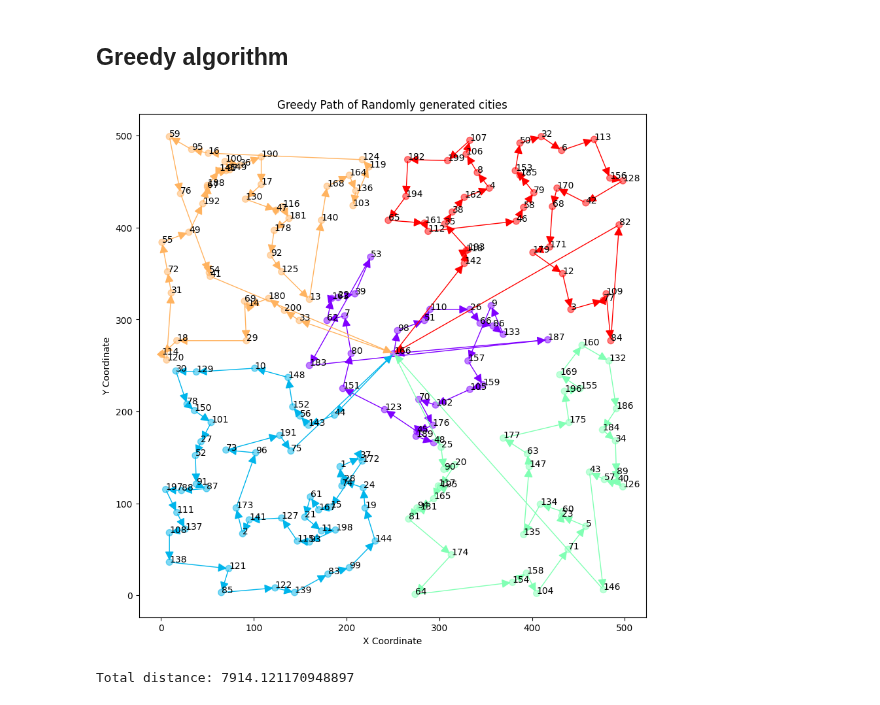
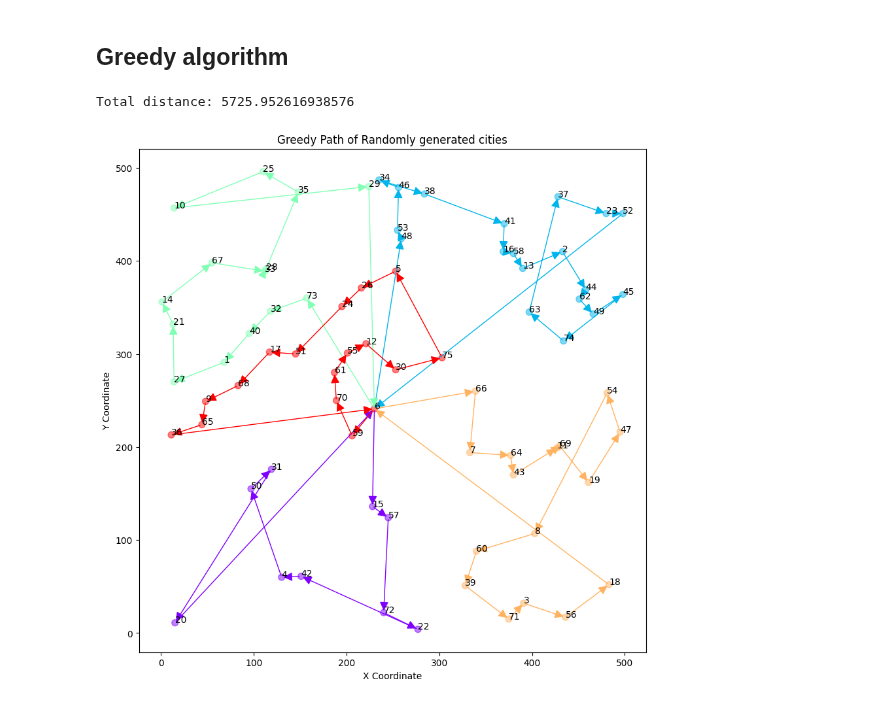
Before and after one commit to arrighi-fabien/Projet-Recherche-Op-rationnelle, a Jupyter notebook: livrable-2.ipynb, the cells around one changed output. Cells and saved outputs as stored; diff of their text form; code cells hidden in the pictures.

```diff
--- a/livrable-2.ipynb
+++ b/livrable-2.ipynb
@@ -60,7 +64,7 @@ class Graph:
         self.ylabel = ylabel
         self.figsize = figsize
 
-    def scatter_plot(self, **kwargs) -> None:
+    def scatterPlot(self, **kwargs) -> None:
         plt.figure(figsize=self.figsize)
         second_kwargs = {}
         if kwargs.get("arrow") != None:
@@ -86,14 +90,14 @@ class Graph:
 # %% [markdown]
 ## Generate cities and display graph
 # %%
-nb_nodes = 200
+nb_nodes = 75
 x_range = (0, 500)
 y_range = (0, 500)
 
-data = Cities(nb_nodes, x_range, y_range)
+data = Cities(nb_nodes, x_range, y_range, 1)
 
 center_city = data.getCenterCity()
 
 graph = Graph(data=data.cities, title="Randomly generated cities")
-graph.scatter_plot()
+graph.scatterPlot()
 # %% [output]
@@ -158,35 +162,37 @@ class Greedy:
                 if distance < min_distance:
                     min_distance = distance
                     next_node = node
             total_distance += min_distance
             current = next_node
             path.append((current, *self.nodes[current]))
             visited.add(current)
             unvisited.remove(current)
 
-        path.append((start, *self.nodes[start]))  # Return to start
+        # Return to start
+        path.append((start, *self.nodes[start]))
         total_distance += self.cities.calculateDistance(current, start)
         return path, total_distance
 
 
     def processClusters(self, cities_clusters, center_city):
         cluster_greedy_path = []
         total_distance = 0
         for cluster_idx, cluster in enumerate(cities_clusters):
             if center_city in cluster:
                 cluster.remove(center_city)
             cluster.append(center_city)
             path, distance = self.__greedyPath(cluster, cluster[-1][0])
             cluster_greedy_path.append(path)
             total_distance += distance
         return cluster_greedy_path, total_distance
 
 greedy_solver = Greedy(data)
 cluster_greedy_paths, total_distance = greedy_solver.processClusters(cities_clusters, center_city)
-graph = Graph(data=data.cities, title="Greedy Path of Randomly generated cities")
-graph.scatter_plot(c=clusters, cmap='rainbow', s=50, alpha=0.5, arrow=cluster_greedy_paths)
 
 print(f"Total distance: {total_distance}")
+
+graph = Graph(data=data.cities, title="Greedy Path of Randomly generated cities")
+graph.scatterPlot(c=clusters, cmap='rainbow', s=50, alpha=0.5, arrow=cluster_greedy_paths)
 # %% [output]
+Total distance: 5725.952616938576
-[figure, old version]
+[figure, new version]
-Total distance: 7914.121170948897
```
Also changed, not shown: parts of 7 cells of this notebook.
